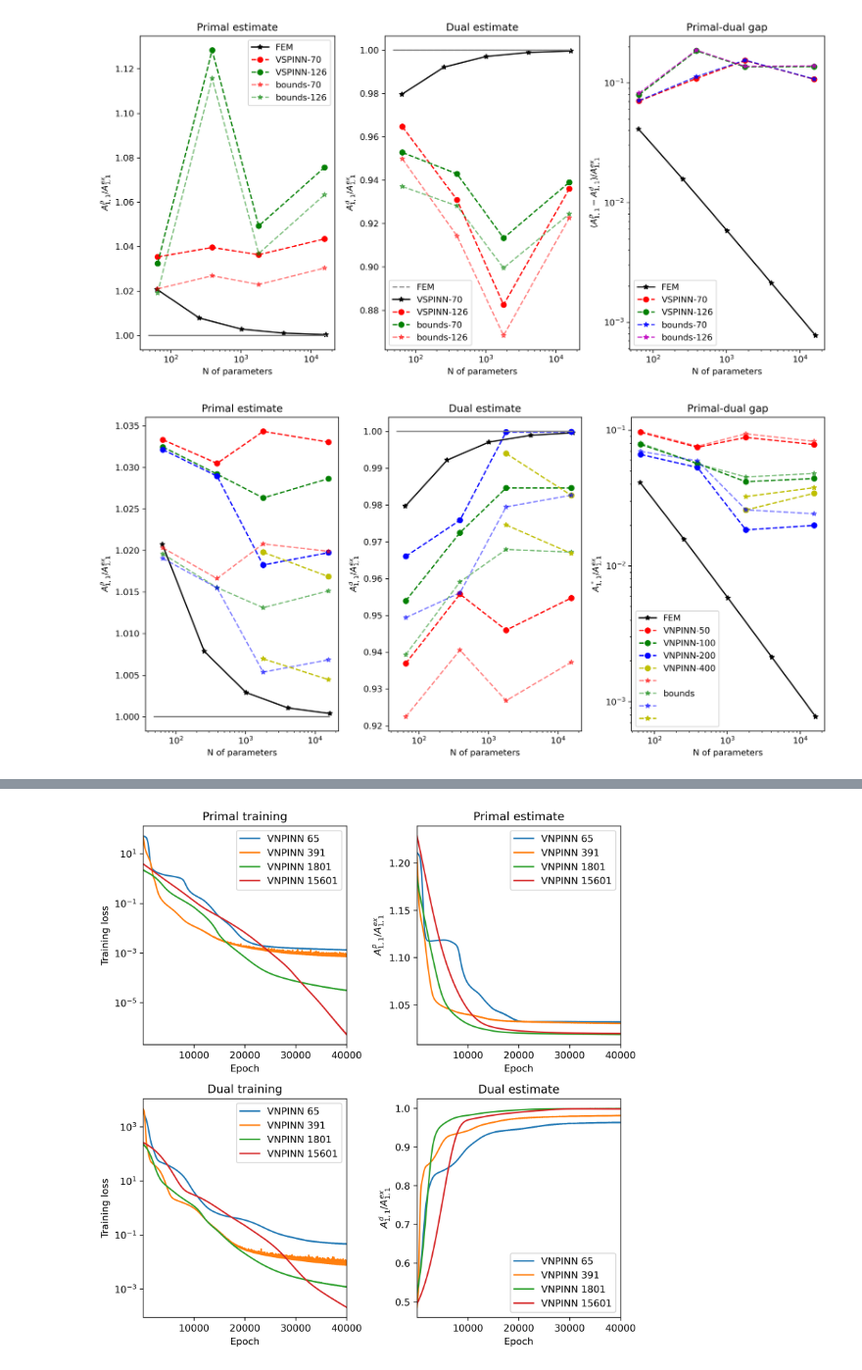
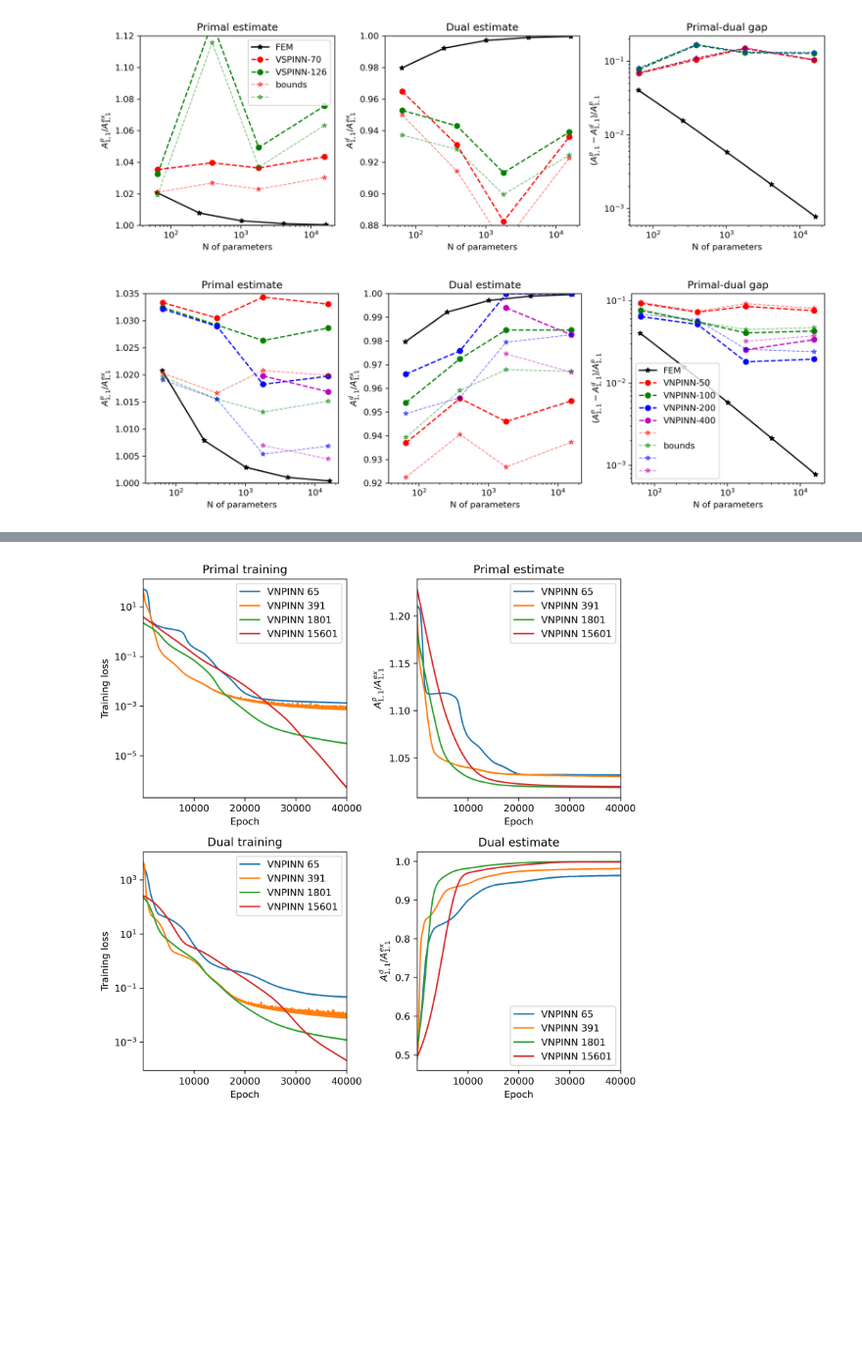
Before and after one commit to LiyaGaynutdinova/Homogenization-VPINN, a Jupyter notebook: draw_comparison.ipynb, the cells around one changed output, grey strips where cells are left out. Shown at 98% size. Saved outputs shown, nothing was run; the diff lists cells and outputs as text; code cells hidden in the pictures; blank space fills up the shorter version.

```diff
--- a/draw_comparison.ipynb
+++ b/draw_comparison.ipynb
@@ -346,48 +349,50 @@ lower_bounds_VSPINN_126 = np.array(lower_bounds_VSPINN_126)
 upper_bounds_VSPINN_126_i = np.array(upper_bounds_VSPINN_126_i)
 lower_bounds_VSPINN_126_i = np.array(lower_bounds_VSPINN_126_i)
 # %%
-fig, axs = plt.subplots(nrows=1, ncols=3, figsize=(12,6), dpi=300)
+fig, axs = plt.subplots(nrows=1, ncols=3, figsize=(12,4), dpi=300)
 
 axs[0].plot((grid_size-1)**2, upper_bounds_FE/A_ex, 'k-*')
 axs[0].plot(par_size, upper_bounds_VSPINN_70/A_ex, 'r--o')
 axs[0].plot(par_size, upper_bounds_VSPINN_126/A_ex, 'g--o')
-axs[0].plot(par_size, upper_bounds_VSPINN_70_i/A_ex, 'r--*', alpha=0.5)
-axs[0].plot(par_size, upper_bounds_VSPINN_126_i/A_ex, 'g--*', alpha=0.5)
+axs[0].plot(par_size, upper_bounds_VSPINN_70_i/A_ex, 'r--*', alpha=0.5, linewidth=1)
+axs[0].plot(par_size, upper_bounds_VSPINN_126_i/A_ex, 'g--*', alpha=0.5, linewidth=1)
 axs[0].plot(pars, a_ex, c='grey')
 axs[0].set_xlabel('N of parameters')
 axs[0].set_ylabel('$A^p_{1,1} / A^{ex}_{1,1}$')
-axs[0].legend(['FEM', 'VSPINN-70', 'VSPINN-126', 'bounds-70', 'bounds-126'])
+axs[0].legend(['FEM', 'VSPINN-70', 'VSPINN-126', 'bounds', ''])
 axs[0].set_xscale('log')
+axs[0].set_ylim([1, 1.12])
 axs[0].set_title('Primal estimate')
 
 axs[1].plot(pars, a_ex, '--', c='grey')
 axs[1].plot((grid_size-1)**2, lower_bounds_FE/A_ex, 'k-*')
 axs[1].plot(par_size, lower_bounds_VSPINN_70/A_ex, 'r--o')
 axs[1].plot(par_size, lower_bounds_VSPINN_126/A_ex, 'g--o')
-axs[1].plot(par_size, lower_bounds_VSPINN_70_i/A_ex, 'r--*', alpha=0.5)
-axs[1].plot(par_size, lower_bounds_VSPINN_126_i/A_ex, 'g--*', alpha=0.5)
+axs[1].plot(par_size, lower_bounds_VSPINN_70_i/A_ex, 'r--*', alpha=0.5, linewidth=1)
+axs[1].plot(par_size, lower_bounds_VSPINN_126_i/A_ex, 'g--*', alpha=0.5, linewidth=1)
 axs[1].plot(pars, a_ex, c='grey')
 axs[1].set_xlabel('N of parameters')
 axs[1].set_ylabel('$A^d_{1,1} / A^{ex}_{1,1}$')
-axs[1].legend(['FEM', 'VSPINN-70', 'VSPINN-126', 'bounds-70', 'bounds-126'])
+#axs[1].legend(['FEM', 'VSPINN-70', 'VSPINN-126', 'bounds-70', 'bounds-126'])
 axs[1].set_xscale('log')
+axs[1].set_ylim([0.88, 1.])
 axs[1].set_title('Dual estimate')
 
-axs[2].plot((grid_size-1)**2, (upper_bounds_FE-lower_bounds_FE)/A_ex, 'k-*')
-axs[2].plot(par_size, (upper_bounds_VSPINN_70-lower_bounds_VSPINN_70)/A_ex, 'r--o')
-axs[2].plot(par_size, (upper_bounds_VSPINN_126-lower_bounds_VSPINN_126)/A_ex, 'g--o')
-axs[2].plot(par_size, (upper_bounds_VSPINN_70_i-lower_bounds_VSPINN_70_i)/A_ex, 'b--*', alpha=0.75)
-axs[2].plot(par_size, (upper_bounds_VSPINN_126_i-lower_bounds_VSPINN_126_i)/A_ex, 'm--*', alpha=0.75)
+axs[2].plot((grid_size-1)**2, (upper_bounds_FE-lower_bounds_FE)/upper_bounds_FE, 'k-*')
+axs[2].plot(par_size, (upper_bounds_VSPINN_70-lower_bounds_VSPINN_70)/upper_bounds_VSPINN_70, 'r--o')
+axs[2].plot(par_size, (upper_bounds_VSPINN_126-lower_bounds_VSPINN_126)/upper_bounds_VSPINN_126, 'g--o')
+axs[2].plot(par_size, (upper_bounds_VSPINN_70_i-lower_bounds_VSPINN_70_i)/upper_bounds_VSPINN_70_i, '--*', linewidth=1, c=[0.6, 0, 0.4])
+axs[2].plot(par_size, (upper_bounds_VSPINN_126_i-lower_bounds_VSPINN_126_i)/upper_bounds_VSPINN_126_i, '--*', linewidth=1, c=[0, 0.3, 0.7])
 axs[2].set_xlabel('N of parameters')
-axs[2].set_ylabel('$(A^p_{1,1}-A^d_{1,1}) / A^{ex}_{1,1}$')
-axs[2].legend(['FEM', 'VSPINN-70', 'VSPINN-126', 'bounds-70', 'bounds-126'])
+axs[2].set_ylabel('$(A^p_{1,1}-A^d_{1,1}) / A^p_{1,1}$')
+#axs[2].legend(['FEM', 'VSPINN-70', 'VSPINN-126', 'bounds-70', 'bounds-126'])
 axs[2].set_xscale('log')
 axs[2].set_yscale('log')
 axs[2].set_title('Primal-dual gap')
 
 plt.tight_layout()
 # %% [output]
-[figure, old version]
+[figure, new version]
 # %%
 upper_bounds_VNPINN_50 = []
 lower_bounds_VNPINN_50 = []
@@ -450,20 +455,21 @@ lower_bounds_VNPINN_400 = np.array(lower_bounds_VNPINN_400)
 upper_bounds_VNPINN_400_i = np.array(upper_bounds_VNPINN_400_i)
 lower_bounds_VNPINN_400_i = np.array(lower_bounds_VNPINN_400_i)
 # %%
-fig, axs = plt.subplots(nrows=1, ncols=3, figsize=(12,6), dpi=300)
+fig, axs = plt.subplots(nrows=1, ncols=3, figsize=(12,4), dpi=300)
 
 axs[0].plot((grid_size-1)**2, upper_bounds_FE/A_ex, 'k-*')
 axs[0].plot(par_size, upper_bounds_VNPINN_50/A_ex, 'r--o')
 axs[0].plot(par_size, upper_bounds_VNPINN_100/A_ex, 'g--o')
 axs[0].plot(par_size, upper_bounds_VNPINN_200/A_ex, 'b--o')
-axs[0].plot(par_size[2:], upper_bounds_VNPINN_400/A_ex, 'y--o')
-axs[0].plot(par_size, upper_bounds_VNPINN_50_i/A_ex, 'r--*', alpha=0.5)
-axs[0].plot(par_size, upper_bounds_VNPINN_100_i/A_ex, 'g--*', alpha=0.5)
-axs[0].plot(par_size, upper_bounds_VNPINN_200_i/A_ex, 'b--*', alpha=0.5)
-axs[0].plot(par_size[2:], upper_bounds_VNPINN_400_i/A_ex, 'y--*')
+axs[0].plot(par_size[2:], upper_bounds_VNPINN_400/A_ex, 'm--o')
+axs[0].plot(par_size, upper_bounds_VNPINN_50_i/A_ex, 'r--*', alpha=0.5, linewidth=1)
+axs[0].plot(par_size, upper_bounds_VNPINN_100_i/A_ex, 'g--*', alpha=0.5, linewidth=1)
+axs[0].plot(par_size, upper_bounds_VNPINN_200_i/A_ex, 'b--*', alpha=0.5, linewidth=1)
+axs[0].plot(par_size[2:], upper_bounds_VNPINN_400_i/A_ex, 'm--*', alpha=0.5, linewidth=1)
 axs[0].plot(pars, a_ex, c='grey')
 axs[0].set_xlabel('N of parameters')
 axs[0].set_ylabel('$A^p_{1,1} / A^{ex}_{1,1}$')
+axs[0].set_ylim([1, 1.035])
 #axs[0].legend(['FEM', 'VNPINN-50', 'VNPINN-100', 'VNPINN-200', 'VNPINN-400', '', 'bounds', '', ''])
 axs[0].set_xscale('log')
 axs[0].set_title('Primal estimate')
@@ -472,29 +478,30 @@ axs[1].plot((grid_size-1)**2, lower_bounds_FE/A_ex, 'k-*')
 axs[1].plot(par_size, lower_bounds_VNPINN_50/A_ex, 'r--o')
 axs[1].plot(par_size, lower_bounds_VNPINN_100/A_ex, 'g--o')
 axs[1].plot(par_size, lower_bounds_VNPINN_200/A_ex, 'b--o')
-axs[1].plot(par_size[2:], lower_bounds_VNPINN_400/A_ex, 'y--o')
-axs[1].plot(par_size, lower_bounds_VNPINN_50_i/A_ex, 'r--*', alpha=0.5)
-axs[1].plot(par_size, lower_bounds_VNPINN_100_i/A_ex, 'g--*', alpha=0.5)
-axs[1].plot(par_size, lower_bounds_VNPINN_200_i/A_ex, 'b--*', alpha=0.5)
-axs[1].plot(par_size[2:], lower_bounds_VNPINN_400_i/A_ex, 'y--*')
+axs[1].plot(par_size[2:], lower_bounds_VNPINN_400/A_ex, 'm--o')
+axs[1].plot(par_size, lower_bounds_VNPINN_50_i/A_ex, 'r--*', alpha=0.5, linewidth=1)
+axs[1].plot(par_size, lower_bounds_VNPINN_100_i/A_ex, 'g--*', alpha=0.5, linewidth=1)
+axs[1].plot(par_size, lower_bounds_VNPINN_200_i/A_ex, 'b--*', alpha=0.5, linewidth=1)
+axs[1].plot(par_size[2:], lower_bounds_VNPINN_400_i/A_ex, 'm--*', alpha=0.5, linewidth=1)
 axs[1].plot(pars, a_ex, c='grey')
 axs[1].set_xlabel('N of parameters')
 axs[1].set_ylabel('$A^d_{1,1} / A^{ex}_{1,1}$')
+axs[1].set_ylim([0.92, 1.])
 #axs[1].legend(['FEM', 'VNPINN-50', 'VNPINN-100', 'VNPINN-200', 'VNPINN-400', '', 'bounds', '', ''])
 axs[1].set_xscale('log')
 axs[1].set_title('Dual estimate')
 
-axs[2].plot((grid_size-1)**2, (upper_bounds_FE-lower_bounds_FE)/A_ex, 'k-*')
-axs[2].plot(par_size, (upper_bounds_VNPINN_50-lower_bounds_VNPINN_50)/A_ex, 'r--o')
-axs[2].plot(par_size, (upper_bounds_VNPINN_100-lower_bounds_VNPINN_100)/A_ex, 'g--o')
-axs[2].plot(par_size, (upper_bounds_VNPINN_200-lower_bounds_VNPINN_200)/A_ex, 'b--o')
-axs[2].plot(par_size[2:], (upper_bounds_VNPINN_400-lower_bounds_VNPINN_400)/A_ex, 'y--o')
-axs[2].plot(par_size, (upper_bounds_VNPINN_50_i-lower_bounds_VNPINN_50_i)/A_ex, 'r--*', alpha=0.5)
-axs[2].plot(par_size, (upper_bounds_VNPINN_100_i-lower_bounds_VNPINN_100_i)/A_ex, 'g--*', alpha=0.5)
-axs[2].plot(par_size, (upper_bounds_VNPINN_200_i-lower_bounds_VNPINN_200_i)/A_ex, 'b--*', alpha=0.5)
-axs[2].plot(par_size[2:], (upper_bounds_VNPINN_400_i-lower_bounds_VNPINN_400_i)/A_ex, 'y--*')
+axs[2].plot((grid_size-1)**2, (upper_bounds_FE-lower_bounds_FE)/upper_bounds_FE, 'k-*')
+axs[2].plot(par_size, (upper_bounds_VNPINN_50-lower_bounds_VNPINN_50)/upper_bounds_VNPINN_50, 'r--o')
+axs[2].plot(par_size, (upper_bounds_VNPINN_100-lower_bounds_VNPINN_100)/upper_bounds_VNPINN_100, 'g--o')
+axs[2].plot(par_size, (upper_bounds_VNPINN_200-lower_bounds_VNPINN_200)/upper_bounds_VNPINN_200, 'b--o')
+axs[2].plot(par_size[2:], (upper_bounds_VNPINN_400-lower_bounds_VNPINN_400)/upper_bounds_VNPINN_400, 'm--o')
+axs[2].plot(par_size, (upper_bounds_VNPINN_50_i-lower_bounds_VNPINN_50_i)/upper_bounds_VNPINN_50_i, 'r--*', alpha=0.5, linewidth=1)
+axs[2].plot(par_size, (upper_bounds_VNPINN_100_i-lower_bounds_VNPINN_100_i)/upper_bounds_VNPINN_100_i, 'g--*', alpha=0.5, linewidth=1)
+axs[2].plot(par_size, (upper_bounds_VNPINN_200_i-lower_bounds_VNPINN_200_i)/upper_bounds_VNPINN_200_i, 'b--*', alpha=0.5, linewidth=1)
+axs[2].plot(par_size[2:], (upper_bounds_VNPINN_400_i-lower_bounds_VNPINN_400_i)/upper_bounds_VNPINN_400_i, 'm--*', alpha=0.5, linewidth=1)
 axs[2].set_xlabel('N of parameters')
-axs[2].set_ylabel('$A^*_{1,1} / A^{ex}_{1,1}$')
+axs[2].set_ylabel('$(A^p_{1,1}-A^d_{1,1}) / A^p_{1,1}$')
 axs[2].legend(['FEM', 'VNPINN-50', 'VNPINN-100', 'VNPINN-200', 'VNPINN-400', '', 'bounds', '', ''])
 axs[2].set_xscale('log')
 axs[2].set_yscale('log')
@@ -502,7 +509,7 @@ axs[2].set_title('Primal-dual gap')
 
 plt.tight_layout()
 # %% [output]
-[figure, old version]
+[figure, new version]
 # %%
 n_train_p = np.zeros((4, 40000))
 par_p = np.zeros((4, 40000))
```
Also changed, not shown: parts of 10 cells of this notebook, 54 other files.
